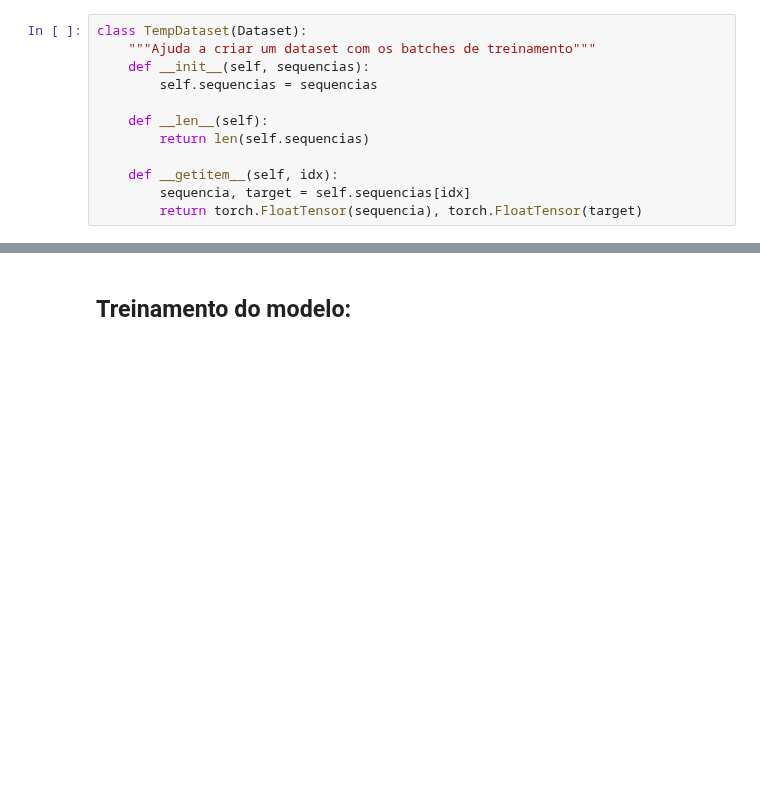
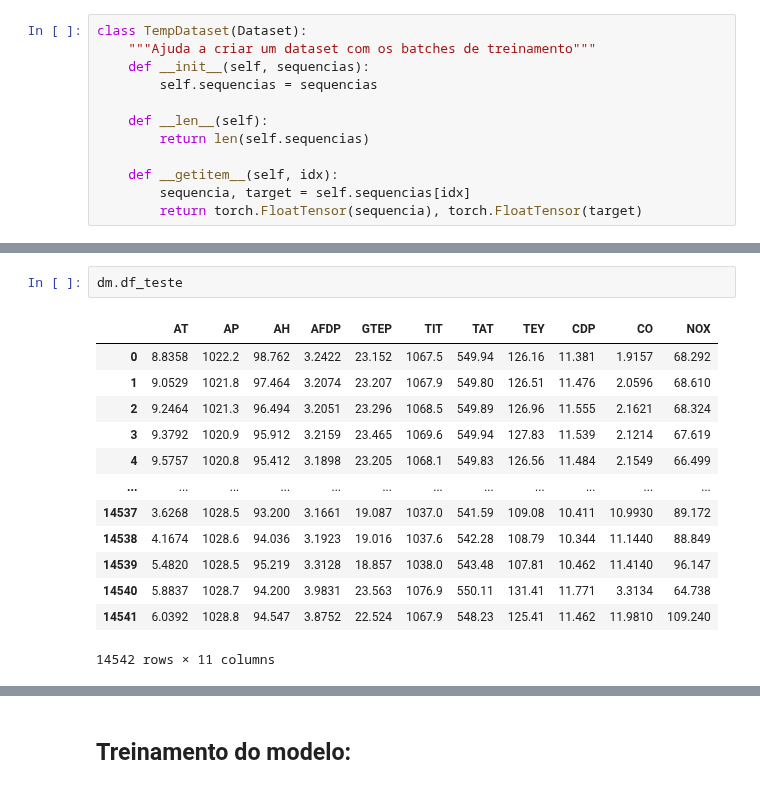
Before and after one commit to CassarGroup/Gas-Turbine_LSTM, a Jupyter notebook: Projeto/Modelos.ipynb, the cells around one changed output, grey strips where cells are left out. Saved outputs shown, nothing was run; the diff lists cells and outputs as text; blank space fills up the shorter version.

```diff
--- a/Projeto/Modelos.ipynb
+++ b/Projeto/Modelos.ipynb
@@ -259,3 +255,19 @@ class DataModule(L.LightningDataModule):
         self.dataloader_teste = DataLoader(
             self.dataset_teste, batch_size=self.TAMANHO_LOTE, shuffle=False)
         return self.dataloader_teste
+# %%
+dm.df_teste
+# %% [output]
+|  | AT | AP | AH | AFDP | GTEP | TIT | TAT | TEY | CDP | CO | NOX |
+| 0 | 8.8358 | 1022.2 | 98.762 | 3.2422 | 23.152 | 1067.5 | 549.94 | 126.16 | 11.381 | 1.9157 | 68.292 |
+| 1 | 9.0529 | 1021.8 | 97.464 | 3.2074 | 23.207 | 1067.9 | 549.80 | 126.51 | 11.476 | 2.0596 | 68.610 |
+| 2 | 9.2464 | 1021.3 | 96.494 | 3.2051 | 23.296 | 1068.5 | 549.89 | 126.96 | 11.555 | 2.1621 | 68.324 |
+| 3 | 9.3792 | 1020.9 | 95.912 | 3.2159 | 23.465 | 1069.6 | 549.94 | 127.83 | 11.539 | 2.1214 | 67.619 |
+| 4 | 9.5757 | 1020.8 | 95.412 | 3.1898 | 23.205 | 1068.1 | 549.83 | 126.56 | 11.484 | 2.1549 | 66.499 |
+| ... | ... | ... | ... | ... | ... | ... | ... | ... | ... | ... | ... |
+| 14537 | 3.6268 | 1028.5 | 93.200 | 3.1661 | 19.087 | 1037.0 | 541.59 | 109.08 | 10.411 | 10.9930 | 89.172 |
+| 14538 | 4.1674 | 1028.6 | 94.036 | 3.1923 | 19.016 | 1037.6 | 542.28 | 108.79 | 10.344 | 11.1440 | 88.849 |
+| 14539 | 5.4820 | 1028.5 | 95.219 | 3.3128 | 18.857 | 1038.0 | 543.48 | 107.81 | 10.462 | 11.4140 | 96.147 |
+| 14540 | 5.8837 | 1028.7 | 94.200 | 3.9831 | 23.563 | 1076.9 | 550.11 | 131.41 | 11.771 | 3.3134 | 64.738 |
+| 14541 | 6.0392 | 1028.8 | 94.547 | 3.8752 | 22.524 | 1067.9 | 548.23 | 125.41 | 11.462 | 11.9810 | 109.240 |
+14542 rows × 11 columns
```
Also changed, not shown: parts of 16 cells of this notebook, 36 other files.
